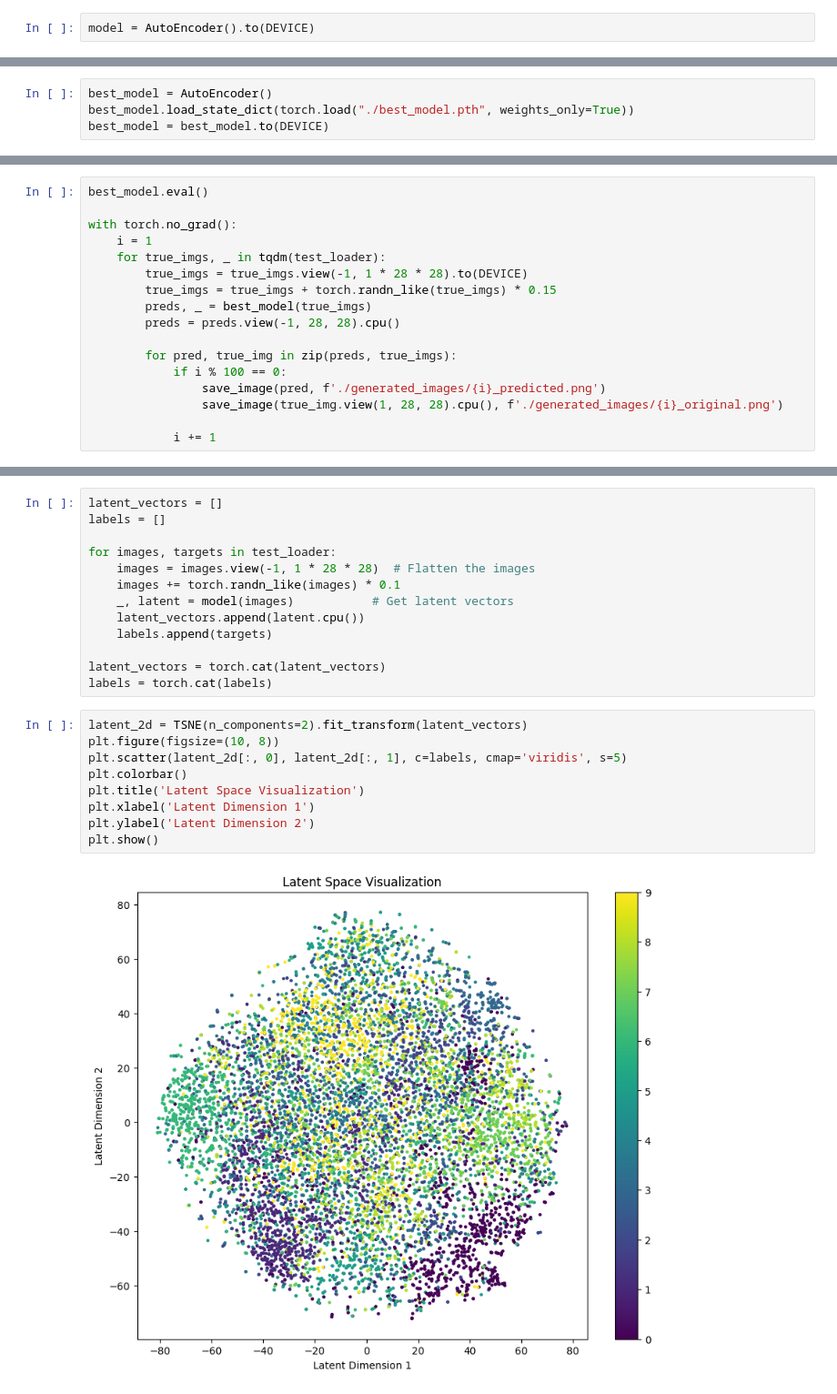
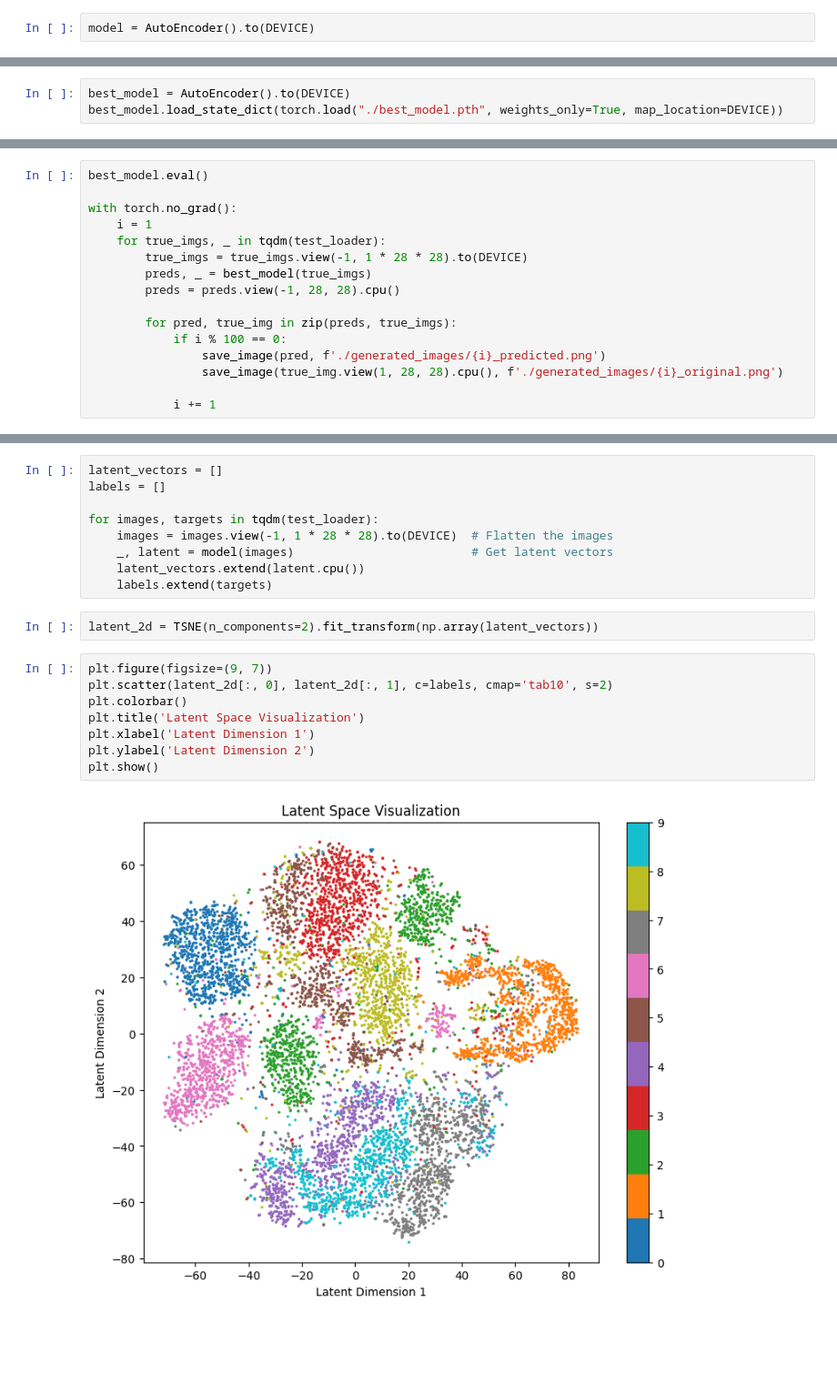
Before and after one commit to AtiqurRahmanAni/ml-algos, a Jupyter notebook: Autoencoder/autoencoder_basic.ipynb, the cells around one changed output, grey strips where cells are left out. Shown at 91% size. Saved outputs shown, nothing was run; the diff lists cells and outputs as text; blank space fills up the shorter version.

```diff
--- a/Autoencoder/autoencoder_basic.ipynb
+++ b/Autoencoder/autoencoder_basic.ipynb
@@ -161,4 +126,3 @@ Mean loss: 0.01147067799334174
 # %%
-best_model = AutoEncoder()
-best_model.load_state_dict(torch.load("./best_model.pth", weights_only=True))
-best_model = best_model.to(DEVICE)
+best_model = AutoEncoder().to(DEVICE)
+best_model.load_state_dict(torch.load("./best_model.pth", weights_only=True, map_location=DEVICE))
@@ -169,7 +135,6 @@ with torch.no_grad():
     i = 1
     for true_imgs, _ in tqdm(test_loader):
         true_imgs = true_imgs.view(-1, 1 * 28 * 28).to(DEVICE)
-        true_imgs = true_imgs + torch.randn_like(true_imgs) * 0.15
         preds, _ = best_model(true_imgs)
         preds = preds.view(-1, 28, 28).cpu()
 
@@ -191,23 +148,20 @@ torch.mean(latent_space_weights), torch.std(latent_space_weights)
 latent_vectors = []
 labels = []
 
-for images, targets in test_loader:
-    images = images.view(-1, 1 * 28 * 28)  # Flatten the images
-    images += torch.randn_like(images) * 0.1
-    _, latent = model(images)           # Get latent vectors
-    latent_vectors.append(latent.cpu())
-    labels.append(targets)
-
-latent_vectors = torch.cat(latent_vectors)
-labels = torch.cat(labels)
+for images, targets in tqdm(test_loader):
+    images = images.view(-1, 1 * 28 * 28).to(DEVICE)  # Flatten the images
+    _, latent = model(images)                         # Get latent vectors
+    latent_vectors.extend(latent.cpu())
+    labels.extend(targets)
+# %%
+latent_2d = TSNE(n_components=2).fit_transform(np.array(latent_vectors))
 # %%
-latent_2d = TSNE(n_components=2).fit_transform(latent_vectors)
-plt.figure(figsize=(10, 8))
-plt.scatter(latent_2d[:, 0], latent_2d[:, 1], c=labels, cmap='viridis', s=5)
+plt.figure(figsize=(9, 7))
+plt.scatter(latent_2d[:, 0], latent_2d[:, 1], c=labels, cmap='tab10', s=2)
 plt.colorbar()
 plt.title('Latent Space Visualization')
 plt.xlabel('Latent Dimension 1')
 plt.ylabel('Latent Dimension 2')
 plt.show()
 # %% [output]
-[figure, old version]
+[figure, new version]
```
Also changed, not shown: parts of 11 cells of this notebook, 3 other files.
